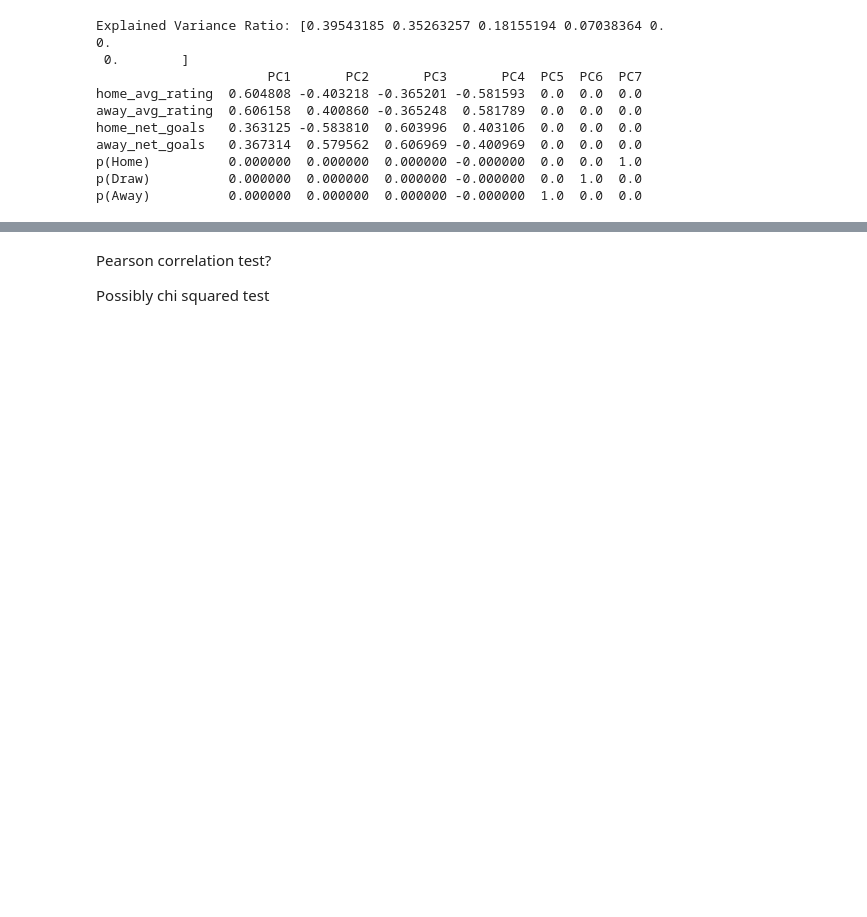
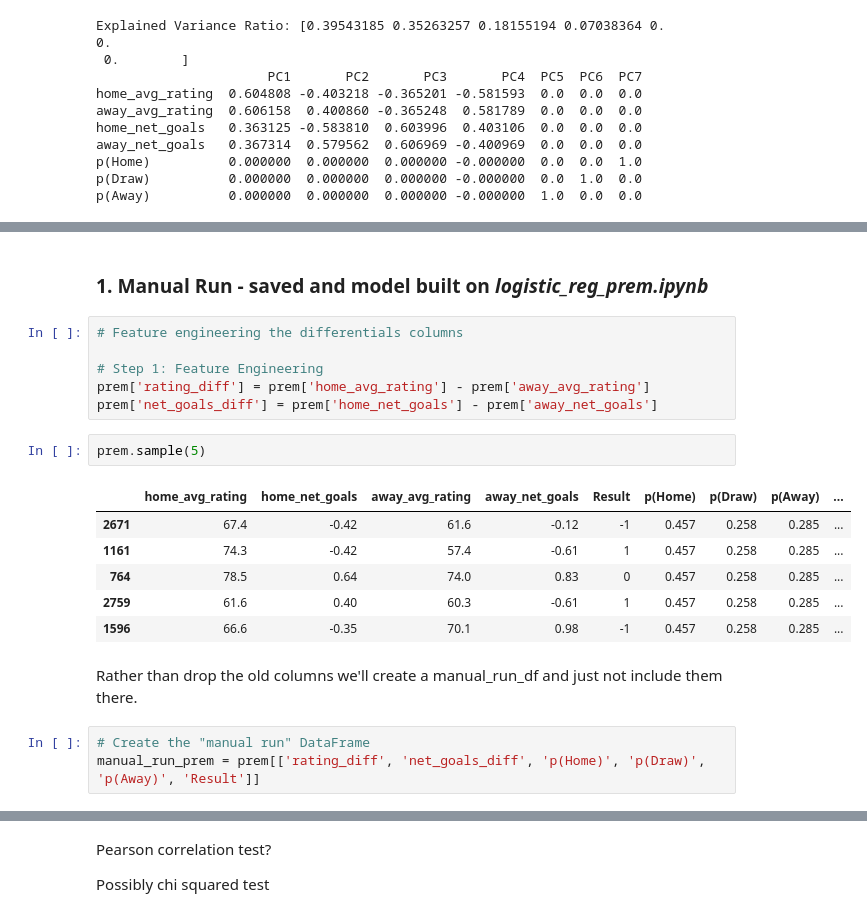
Before and after one commit to tjjdoherty/football-project-mvp, a Jupyter notebook: intro_clean_eda.ipynb, the cells around one changed output, grey strips where cells are left out. Saved outputs shown, nothing was run; the diff lists cells and outputs as text; blank space fills up the shorter version.

Commit message:
analysed PCA further, created logistic reg and random forest notebooks for model building now

```diff
--- a/intro_clean_eda.ipynb
+++ b/intro_clean_eda.ipynb
@@ -1490,0 +1509,22 @@ PC3 is dominated by net goals, suggesting the performance specific variance that
+# %% [markdown]
+### 1. Manual Run - saved and model built on *logistic_reg_prem.ipynb*
+# %%
+# Feature engineering the differentials columns
+
+# Step 1: Feature Engineering
+prem['rating_diff'] = prem['home_avg_rating'] - prem['away_avg_rating']
+prem['net_goals_diff'] = prem['home_net_goals'] - prem['away_net_goals']
+# %%
+prem.sample(5)
+# %% [output]
+|  | home_avg_rating | home_net_goals | away_avg_rating | away_net_goals | Result | p(Home) | p(Draw) | p(Away) | ... |
+| 2671 | 67.4 | -0.42 | 61.6 | -0.12 | -1 | 0.457 | 0.258 | 0.285 | ... |
+| 1161 | 74.3 | -0.42 | 57.4 | -0.61 | 1 | 0.457 | 0.258 | 0.285 | ... |
+| 764 | 78.5 | 0.64 | 74.0 | 0.83 | 0 | 0.457 | 0.258 | 0.285 | ... |
+| 2759 | 61.6 | 0.40 | 60.3 | -0.61 | 1 | 0.457 | 0.258 | 0.285 | ... |
+| 1596 | 66.6 | -0.35 | 70.1 | 0.98 | -1 | 0.457 | 0.258 | 0.285 | ... |
+# %% [markdown]
+Rather than drop the old columns we'll create a manual_run_df and just not include them there.
+# %%
+# Create the "manual run" DataFrame
+manual_run_prem = prem[['rating_diff', 'net_goals_diff', 'p(Home)', 'p(Draw)', 'p(Away)', 'Result']]
```
Also changed, not shown: parts of 14 cells of this notebook, 4 other files.
